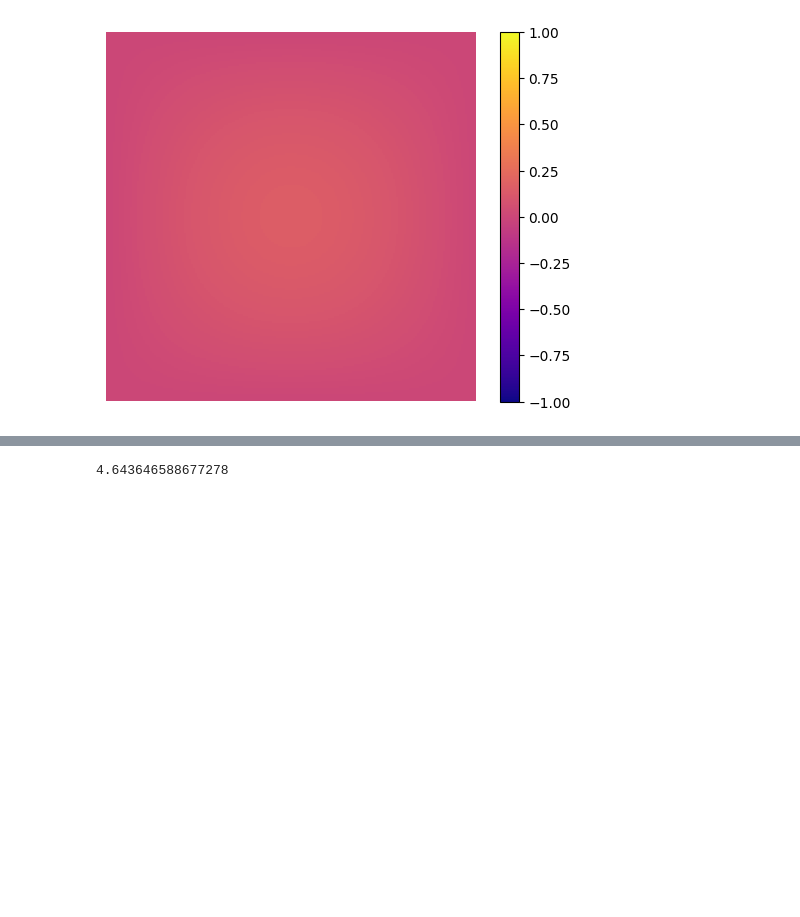
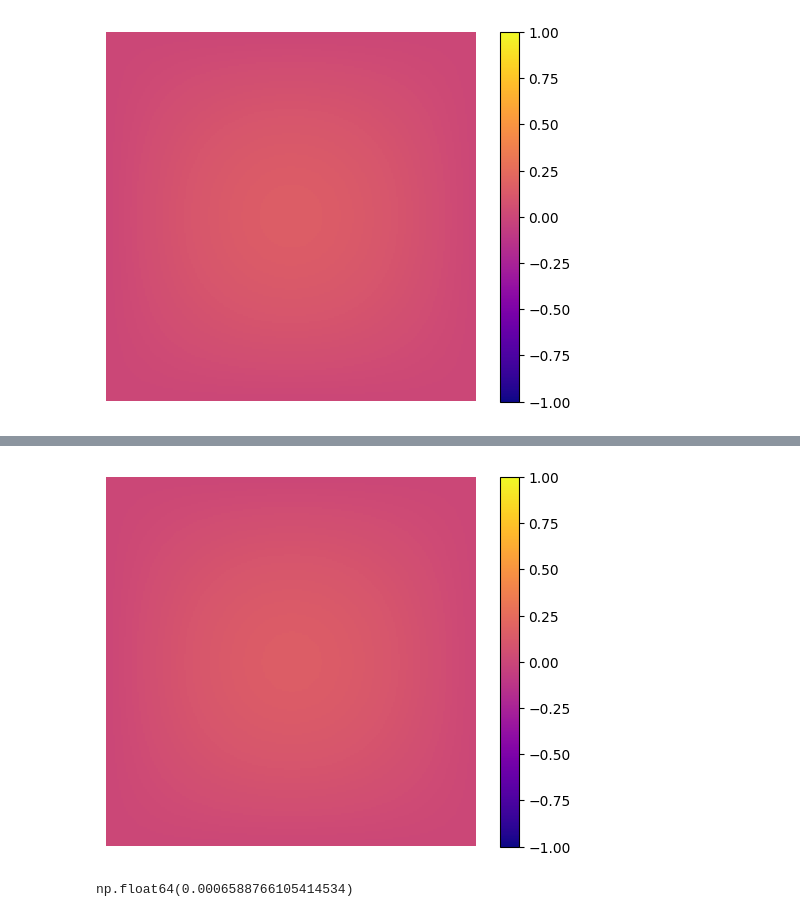
Before and after one commit to guyder0/num_methods-coursework, a Jupyter notebook: FinalCodeBackwardEuler.ipynb, the cells around one changed output, grey strips where cells are left out. Saved outputs shown, nothing was run; the diff lists cells and outputs as text; code cells hidden in the pictures; blank space fills up the shorter version.

```diff
--- a/FinalCodeBackwardEuler.ipynb
+++ b/FinalCodeBackwardEuler.ipynb
@@ -139,4 +139,23 @@ MovieWriter imagemagick unavailable; using Pillow instead.
 # %%
-print(R[100, 100, 80])
+fig, ax = plt.subplots()
+frames = time_duration - 3
+interval = 100
+heatmap = ax.imshow(u[:, :, 0], cmap='plasma', interpolation='nearest', vmin = -1, vmax = 1)
+
+def s(a, b):
+    return a + b
+
+def update(frame):
+    heatmap.set_array(u_solve[:, :, frame - 1])
+    return [heatmap]
+
+plt.colorbar(heatmap)
+plt.axis('off')
+ani = FuncAnimation(fig, update, frames=frames, interval=interval, blit=True)
+ani.save(f'trys/animation_answer{try_number}.gif', writer=PillowWriter(fps=10))
 # %% [output]
-4.643646588677278
+[figure, added]
+# %%
+R[100, 100, 99]
+# %% [output]
+np.float64(0.0006588766105414534)
```
Also changed, not shown: parts of 2 cells of this notebook, 3 other files.
